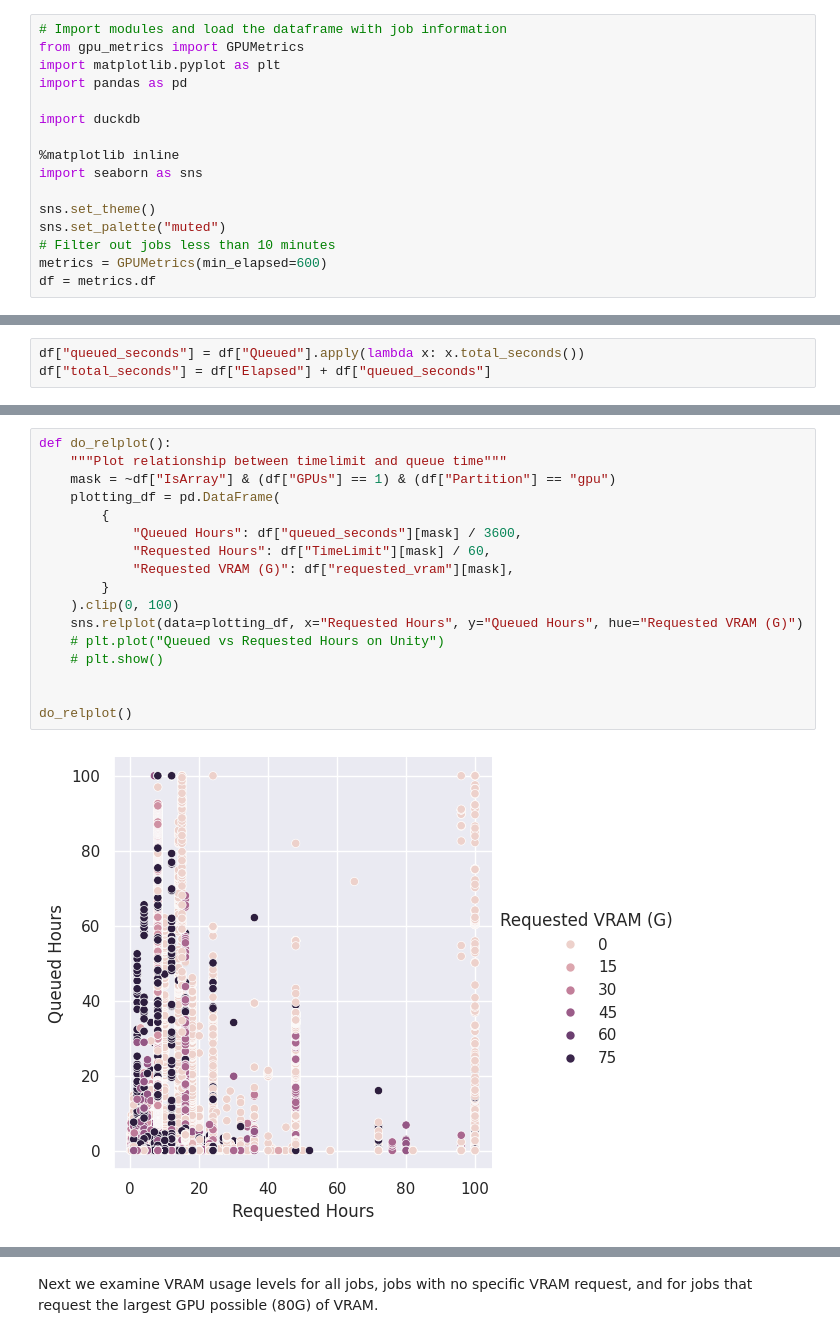
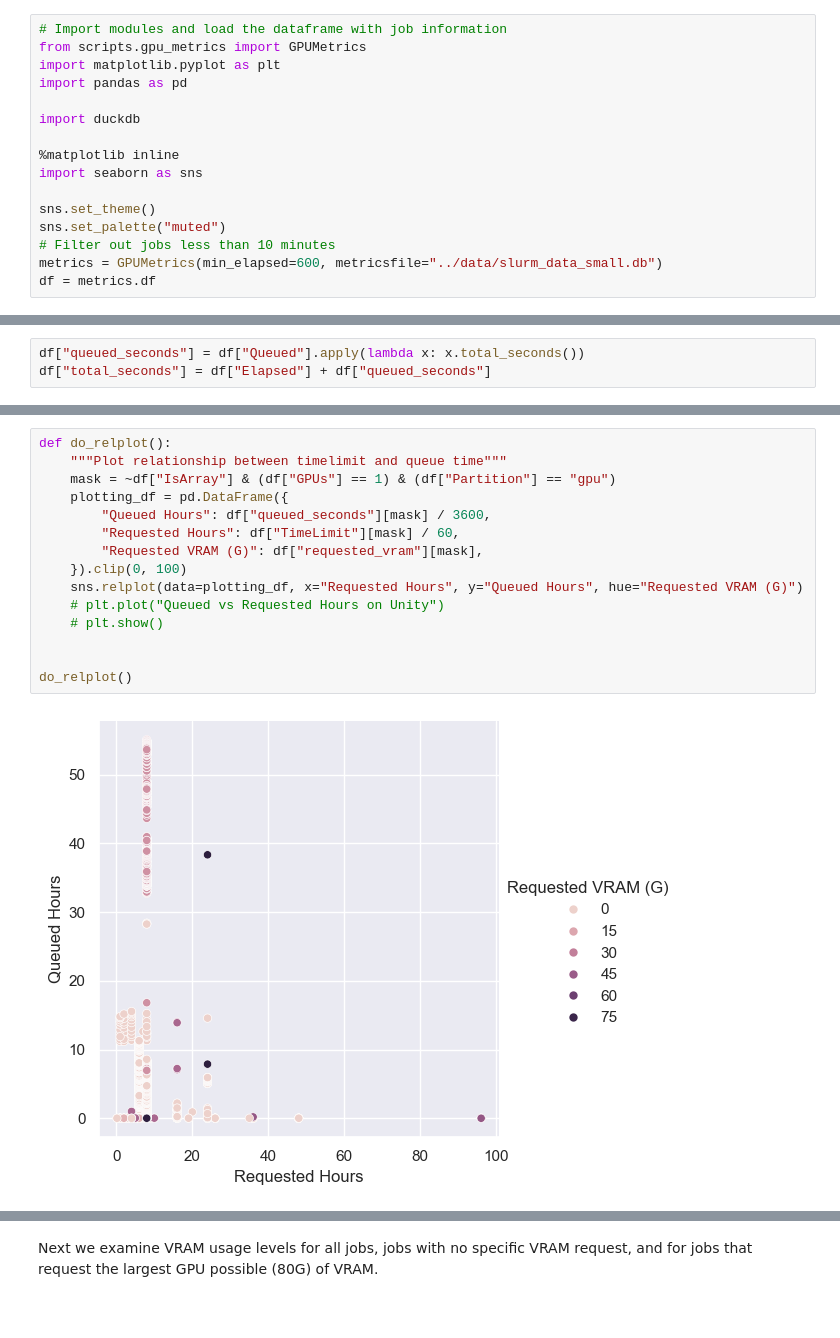
Before and after one commit to UnityHPC/ds4cg-job-analytics, a Jupyter notebook: notebooks/SlurmGPU.ipynb, the cells around one changed output, grey strips where cells are left out. Drawn from its saved outputs; the diff is of its cells as text.

```diff
--- a/notebooks/SlurmGPU.ipynb
+++ b/notebooks/SlurmGPU.ipynb
@@ -1,6 +9,6 @@
 # %%
 # Import modules and load the dataframe with job information
-from gpu_metrics import GPUMetrics
+from scripts.gpu_metrics import GPUMetrics
 import matplotlib.pyplot as plt
 import pandas as pd
 
@@ -12,7 +20,7 @@ import seaborn as sns
 sns.set_theme()
 sns.set_palette("muted")
 # Filter out jobs less than 10 minutes
-metrics = GPUMetrics(min_elapsed=600)
+metrics = GPUMetrics(min_elapsed=600, metricsfile="../data/slurm_data_small.db")
 df = metrics.df
 # %% [markdown]
 First we take a look at average and median queue wait times for jobs, based on how much GPU VRam they request.
@@ -45,22 +53,20 @@ plot_queued()
 # %%
 def do_relplot():
     """Plot relationship between timelimit and queue time"""
     mask = ~df["IsArray"] & (df["GPUs"] == 1) & (df["Partition"] == "gpu")
-    plotting_df = pd.DataFrame(
-        {
-            "Queued Hours": df["queued_seconds"][mask] / 3600,
-            "Requested Hours": df["TimeLimit"][mask] / 60,
-            "Requested VRAM (G)": df["requested_vram"][mask],
-        }
-    ).clip(0, 100)
+    plotting_df = pd.DataFrame({
+        "Queued Hours": df["queued_seconds"][mask] / 3600,
+        "Requested Hours": df["TimeLimit"][mask] / 60,
+        "Requested VRAM (G)": df["requested_vram"][mask],
+    }).clip(0, 100)
     sns.relplot(data=plotting_df, x="Requested Hours", y="Queued Hours", hue="Requested VRAM (G)")
     # plt.plot("Queued vs Requested Hours on Unity")
     # plt.show()
 
 
 do_relplot()
 # %% [output]
-[figure, old version]
+[figure, new version]
 # %%
 plot_queued(stat="Median")
 # %% [output]
```
Also changed, not shown: parts of 6 cells of this notebook, 14 other files.
